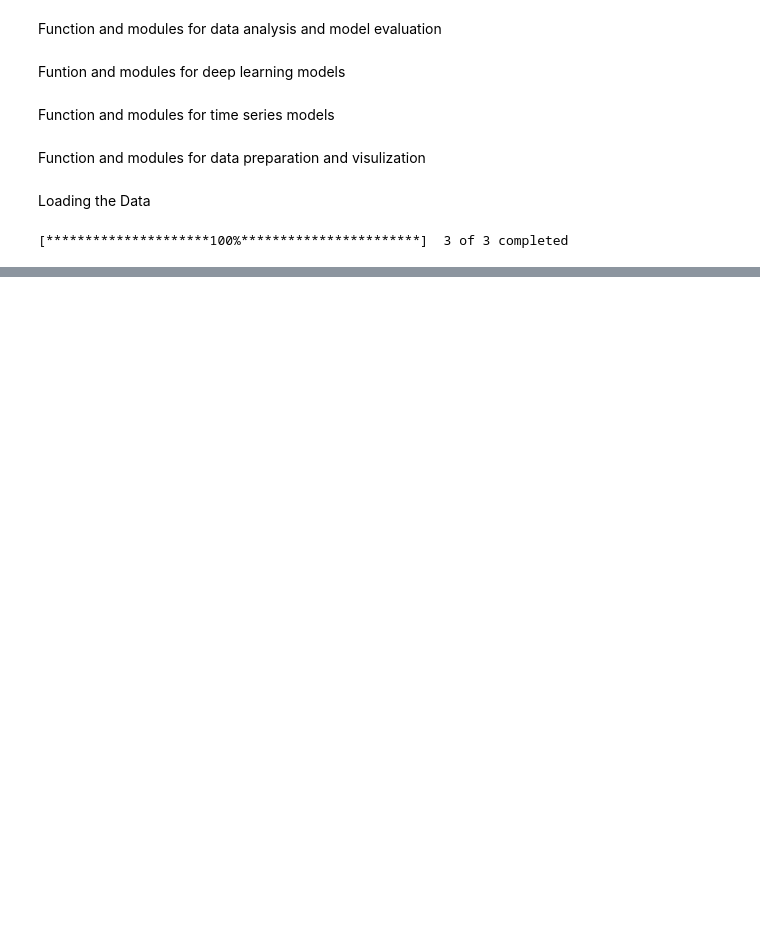
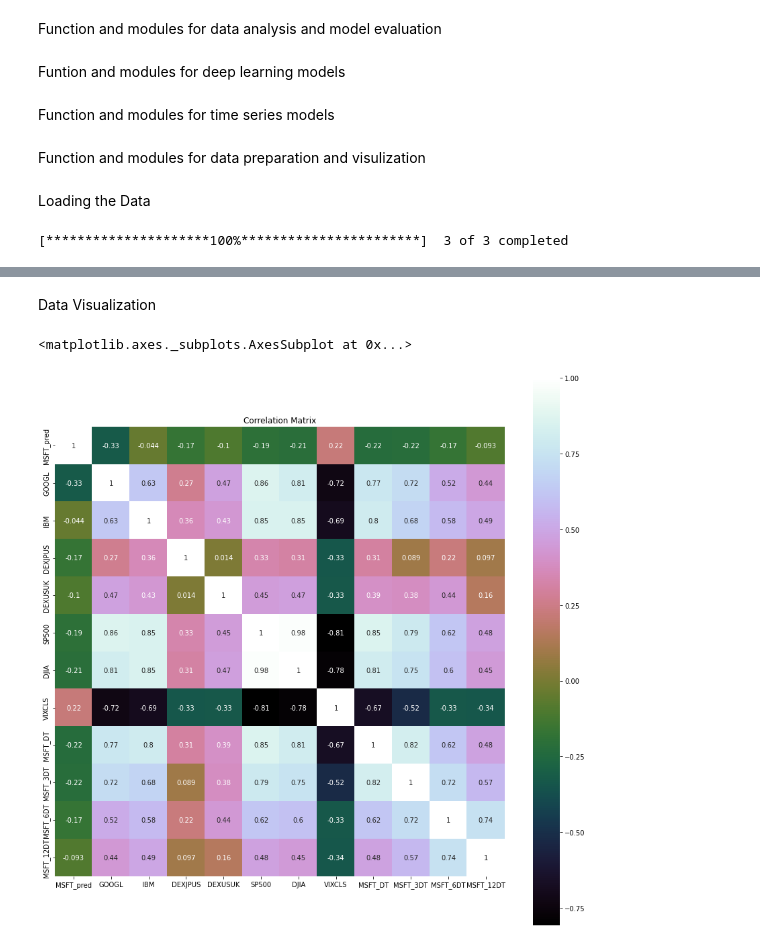
Before and after one commit to ekkalaks/CS701-stock-prediction, a Jupyter notebook: Case_Study_1_Stock_Price_Prediction.ipynb, the cells around one changed output, grey strips where cells are left out. Cells and saved outputs as stored; diff of their text form; code cells hidden in the pictures; blank space fills up the shorter version.

```diff
--- a/Case_Study_1_Stock_Price_Prediction.ipynb
+++ b/Case_Study_1_Stock_Price_Prediction.ipynb
@@ -81,0 +111,17 @@ idx_data.shape
+# %%
+return_period = 5
+Y = np.log(stk_data.loc[:, ('Adj Close', 'MSFT')]).diff(return_period).shift(-return_period)
+Y.name = Y.name[-1] + '_pred'
+# %%
+X1 = np.log(stk_data.loc[:, ('Adj Close', ('IBM', 'GOOGL'))]).diff(return_period)
+X1.columns = X1.columns.droplevel()
+X2 = np.log(ccy_data).diff(return_period)
+X3 = np.log(idx_data).diff(return_period)
+
+X4 = pd.concat([np.log(stk_data.loc[:, ('Adj Close', 'MSFT')]).diff(i) for i in [return_period, return_period*3, return_period*6, return_period*12]], axis=1).dropna()
+X4.columns = ['MSFT_DT', 'MSFT_3DT', 'MSFT_6DT', 'MSFT_12DT']
+X = pd.concat([X1, X2, X3, X4], axis=1)
+
+dataset = pd.concat([Y, X], axis=1).dropna().iloc[::return_period, :]
+Y = dataset.loc[:, Y.name]
+X = dataset.loc[:, X.columns]
@@ -81,0 +137,10 @@ idx_data.shape
+# %% [markdown]
+Data Visualization
+# %%
+correlation = dataset.corr()
+pyplot.figure(figsize=(15,15))
+pyplot.title('Correlation Matrix')
+sns.heatmap(correlation, vmax=1, square=True, annot=True, cmap='cubehelix')
+# %% [output]
+<matplotlib.axes._subplots.AxesSubplot at 0x...>
+[figure, added]
```
Also changed, not shown: parts of 10 cells of this notebook.
